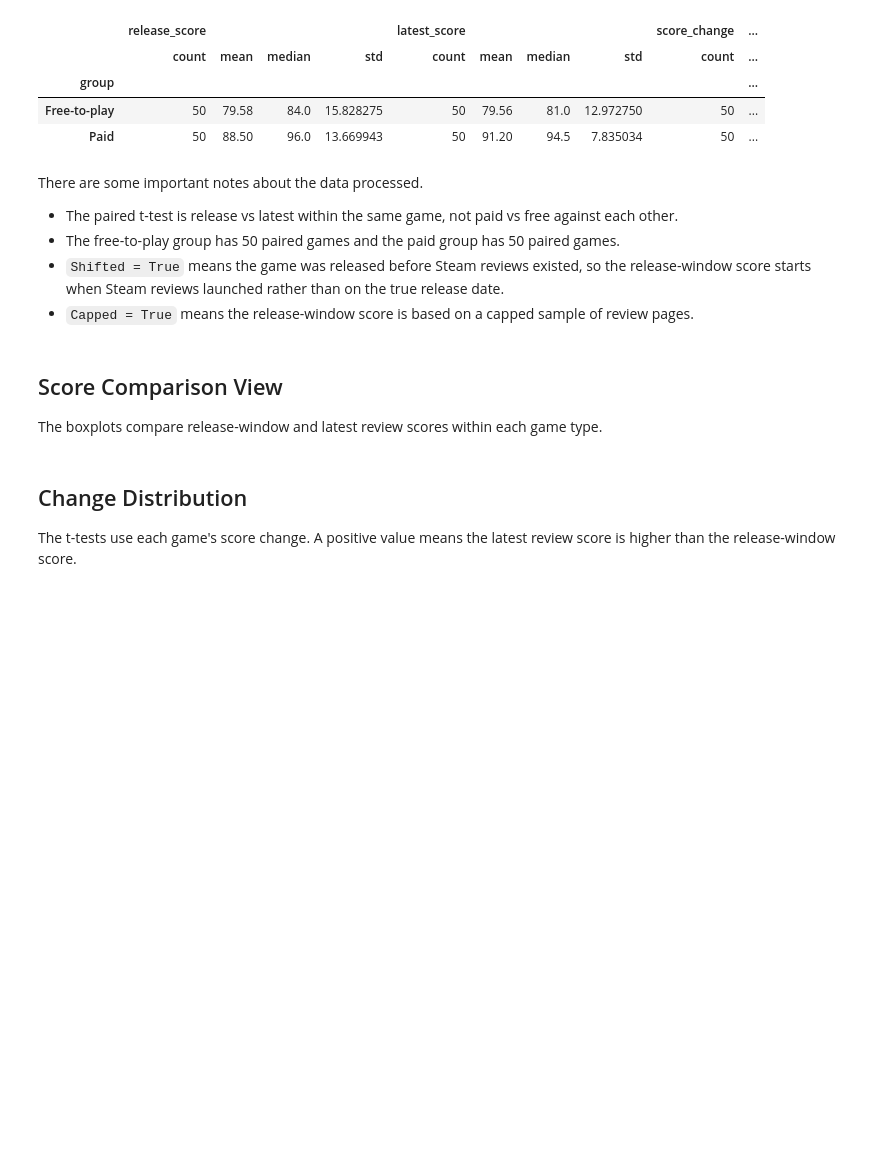
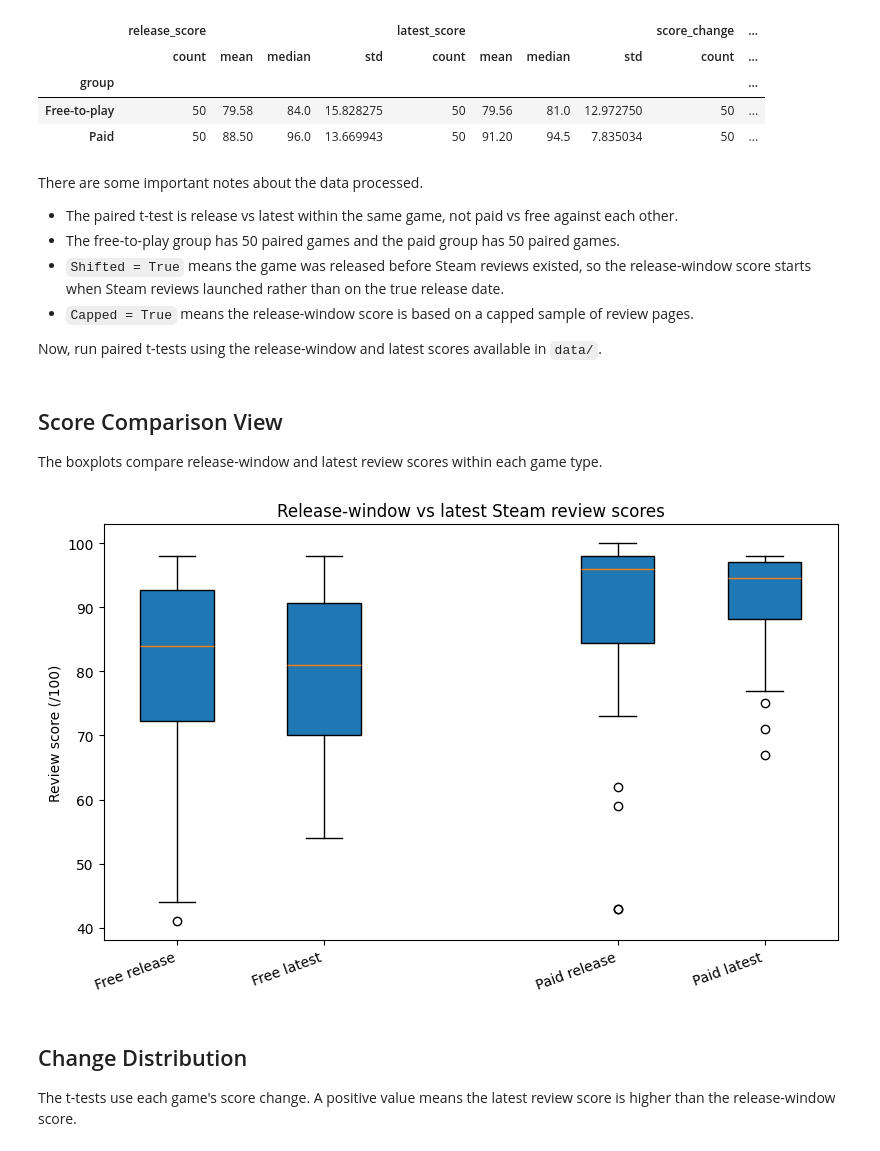
Before and after one commit to avo-ucsd/math189-sp26-group41, a Jupyter notebook: 3_review_score_ttest.ipynb, the cells around one changed output. Drawn from its saved outputs; the diff is of its cells as text; code cells hidden in the pictures; blank space fills up the shorter version.

```diff
--- a/3_review_score_ttest.ipynb
+++ b/3_review_score_ttest.ipynb
@@ -154,45 +125,34 @@ PUBG: BATTLEGROUNDS Free-to-play             44            60            16    F
 | Paid | 50 | 88.50 | 96.0 | 13.669943 | 50 | 91.20 | 94.5 | 7.835034 | 50 | ... |
 # %% [markdown]
 There are some important notes about the data processed.
-
 - The paired t-test is release vs latest within the same game, not paid vs free against each other.
 - The free-to-play group has 50 paired games and the paid group has 50 paired games.
 - `Shifted = True` means the game was released before Steam reviews existed, so the release-window score starts when Steam reviews launched rather than on the true release date.
 - `Capped = True` means the release-window score is based on a capped sample of review pages.
+
+Now, run paired t-tests using the release-window and latest scores available in `data/`.
 # %% [markdown]
 ## Score Comparison View
 
 The boxplots compare release-window and latest review scores within each game type.
 # %%
-try:
-    HAS_MATPLOTLIB
-except NameError:
-    try:
-        import matplotlib.pyplot as plt
-        HAS_MATPLOTLIB = True
-    except ModuleNotFoundError:
-        plt = None
-        HAS_MATPLOTLIB = False
-
-plot_groups = ["Free-to-play", "Paid"]
 plot_positions = [1, 2, 4, 5]
 plot_data = [
     paired_scores.loc[paired_scores["group"] == "Free-to-play", "release_score"],
     paired_scores.loc[paired_scores["group"] == "Free-to-play", "latest_score"],
     paired_scores.loc[paired_scores["group"] == "Paid", "release_score"],
     paired_scores.loc[paired_scores["group"] == "Paid", "latest_score"],
 ]
 
-if HAS_MATPLOTLIB:
-    fig, ax = plt.subplots(figsize=(8.2, 5.2))
-    ax.boxplot(plot_data, positions=plot_positions, patch_artist=True)
-    ax.set_xticks(plot_positions)
-    ax.set_xticklabels(["Free release", "Free latest", "Paid release", "Paid latest"], rotation=20, ha="right")
-    ax.set_ylabel("Review score (/100)")
-    ax.set_title("Release-window vs latest Steam review scores")
-    fig.tight_layout()
-else:
-    print("matplotlib is not installed in this kernel, so the score comparison plot is skipped.")
+fig, ax = plt.subplots(figsize=(8.2, 5.2))
+ax.boxplot(plot_data, positions=plot_positions, patch_artist=True)
+ax.set_xticks(plot_positions)
+ax.set_xticklabels(["Free release", "Free latest", "Paid release", "Paid latest"], rotation=20, ha="right")
+ax.set_ylabel("Review score (/100)")
+ax.set_title("Release-window vs latest Steam review scores")
+fig.tight_layout()
+# %% [output]
+[figure, added]
 # %% [markdown]
 ## Change Distribution
 
```
Also changed, not shown: parts of 9 cells of this notebook.
